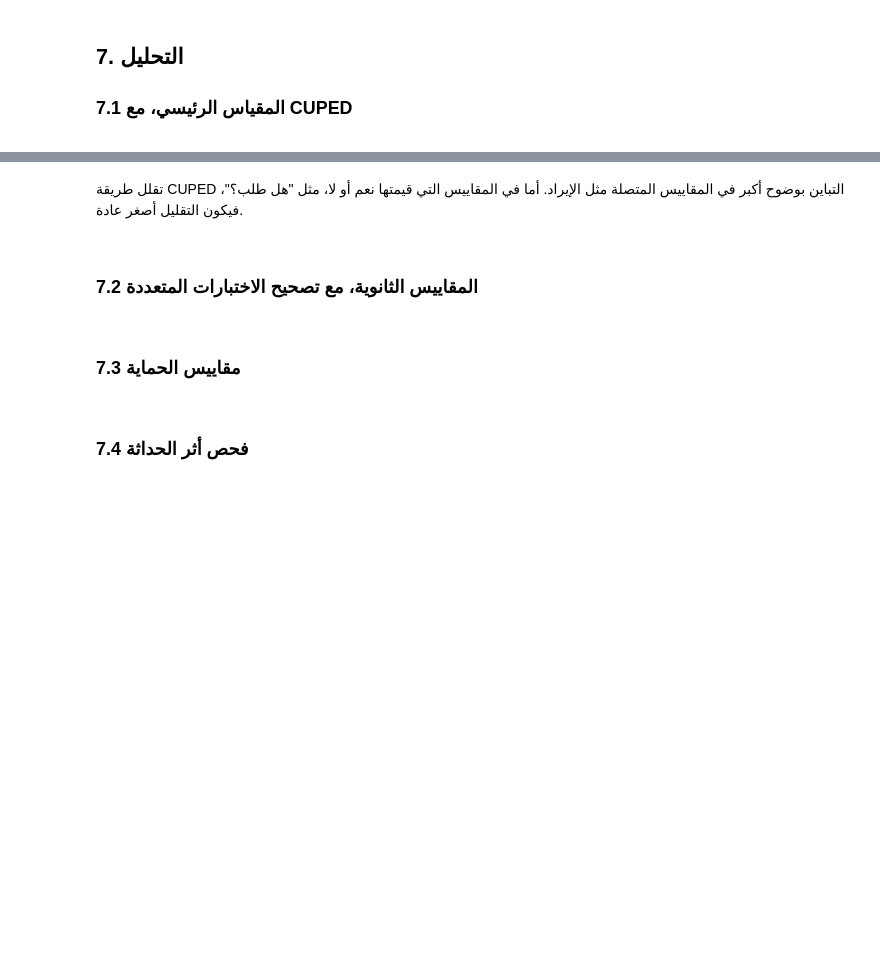
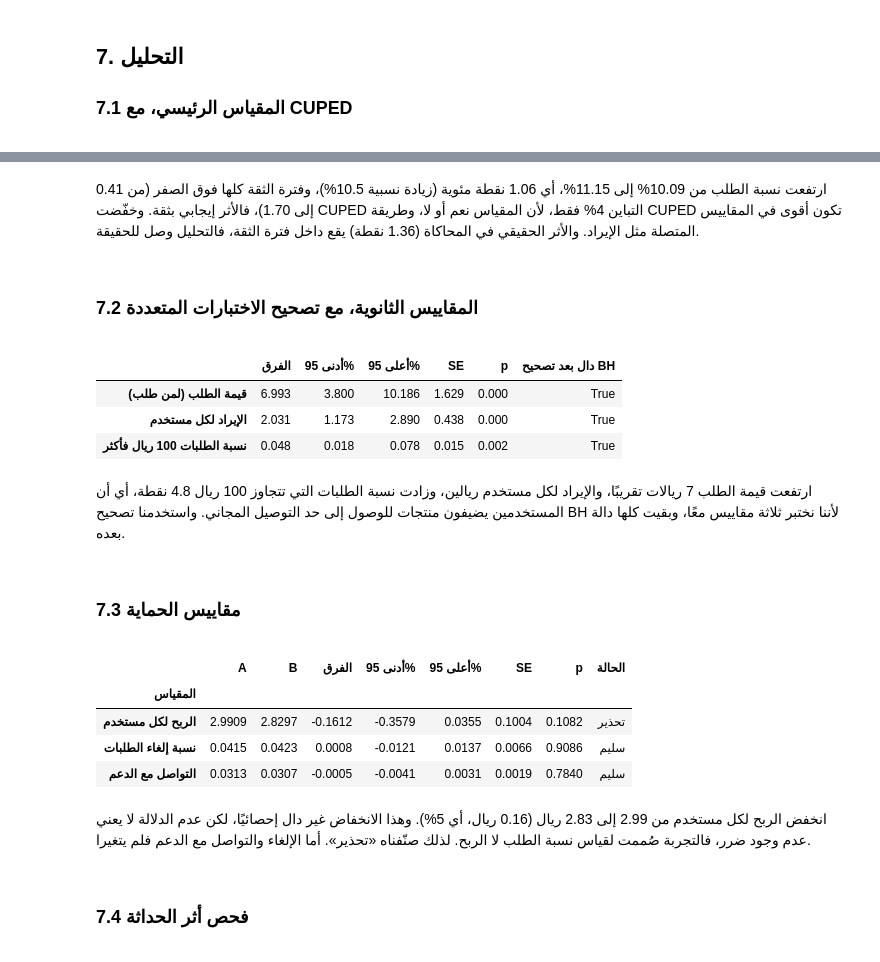
Before and after one commit to MenirahAlfadhel/-A-B-, a Jupyter notebook: Copy_ofمنيره_الفاضل_المشروع_الختامي.ipynb, the cells around one changed output, grey strips where cells are left out. Saved outputs shown, nothing was run; the diff lists cells and outputs as text; code cells hidden in the pictures; blank space fills up the shorter version.

```diff
--- a/Copy_ofمنيره_الفاضل_المشروع_الختامي.ipynb
+++ b/Copy_ofمنيره_الفاضل_المشروع_الختامي.ipynb
@@ -202,25 +202,25 @@ say("الأدوات جاهزة")
 </div>
 # %%
 CONFIG = {
-    "project": "التوصيل المجاني للطلبات فوق 100 ريال",         # عدّل
+    "project": "التوصيل المجاني للطلبات فوق 100 ريال",
     # ---- التصميم (تعرفه قبل التجربة) ----
-    "baseline_conversion": 0.10,   # عدّل: القيمة الحالية للمقياس الرئيسي
-    "mde_abs": 0.010,              # عدّل: أصغر أثر يغير القرار
+    "baseline_conversion": 0.10,   # نسبة الطلب الحالية
+    "mde_abs": 0.010,              # أصغر أثر مجدٍ تجاريًا: نقطة مئوية واحدة
     "alpha": 0.05,
     "power": 0.80,
-    "daily_new_users": 5_000,      # عدّل: عدد المستخدمين الجدد في اليوم
+    "daily_new_users": 5_000,      # عدد المستخدمين الجدد في اليوم
     "treatment_share": 0.5,
-    # ---- المحاكاة ("الحقيقة" المخفية): عدّلها بما يناسب مشروعك ----
-    "true_lift_abs": 0.008,
+    # ---- المحاكاة ("الحقيقة" المخفية) ----
+    "true_lift_abs": 0.012,        # التوصيل المجاني يرفع الطلب 1.2 نقطة
     "order_value_mean": 120,
     "order_value_sd": 50,
-    "order_value_effect": 0,
+    "order_value_effect": 6,       # المستخدم يضيف منتجات ليصل إلى 100 ريال
     "margin": 0.25,
-    "extra_cost_per_order_b": 0,
-    "cancel_rate": 0.05, "cancel_effect": 0.000,
+    "extra_cost_per_order_b": 6,   # متوسط تكلفة التوصيل التي تتحملها الشركة لكل طلب
+    "cancel_rate": 0.05, "cancel_effect": 0.002,   # بعض من يزيدون السلة يلغون لاحقًا
     "support_rate": 0.03, "support_effect": 0.000,
     "activity_strength": 0.8,
-    "novelty_boost": 0.0,
+    "novelty_boost": 0.3,          # حماس في أول أيام العرض ثم يهدأ
     "srm_bug_share": 0.0,
     "seed": 2026,
 }
@@ -361,9 +391,9 @@ out.round(3)
-# %% [markdown]
-<div dir="rtl">
-
-تقلل طريقة CUPED التباين بوضوح أكبر في المقاييس المتصلة مثل الإيراد. أما في المقاييس التي قيمتها نعم أو لا، مثل "هل طلب؟"، فيكون التقليل أصغر عادة.
-
-</div>
+# %% [markdown]
+<div dir="rtl">
+
+ارتفعت نسبة الطلب من 10.09% إلى 11.15%، أي 1.06 نقطة مئوية (زيادة نسبية 10.5%)، وفترة الثقة كلها فوق الصفر (من 0.41 إلى 1.70)، فالأثر إيجابي بثقة. وخفّضت CUPED التباين 4% فقط، لأن المقياس نعم أو لا، وطريقة CUPED تكون أقوى في المقاييس المتصلة مثل الإيراد. والأثر الحقيقي في المحاكاة (1.36 نقطة) يقع داخل فترة الثقة، فالتحليل وصل للحقيقة.
+
+</div>
 # %% [markdown]
 <div dir="rtl">
 
@@ -371,13 +401,26 @@ out.round(3)
 
 </div>
 # %%
+A_orders, B_orders = A[A.ordered == 1], B[B.ordered == 1]
 secondary = {
-    "قيمة الطلب (لمن طلب)": diff_ci(A["order_value"].dropna(), B["order_value"].dropna()),
+    "قيمة الطلب (لمن طلب)": diff_ci(A_orders["order_value"], B_orders["order_value"]),
     "الإيراد لكل مستخدم": diff_ci(A["revenue"], B["revenue"]),
+    "نسبة الطلبات 100 ريال فأكثر": diff_ci(A_orders["order_value"] >= 100, B_orders["order_value"] >= 100),
 }
 sec = pd.DataFrame(secondary).T
 sec["دال بعد تصحيح BH"] = multipletests(sec["p"].astype(float), alpha=0.05, method="fdr_bh")[0]
 sec.round(3)
+# %% [output]
+|  | الفرق | أدنى 95% | أعلى 95% | SE | p | دال بعد تصحيح BH |
+| قيمة الطلب (لمن طلب) | 6.993 | 3.800 | 10.186 | 1.629 | 0.000 | True |
+| الإيراد لكل مستخدم | 2.031 | 1.173 | 2.890 | 0.438 | 0.000 | True |
+| نسبة الطلبات 100 ريال فأكثر | 0.048 | 0.018 | 0.078 | 0.015 | 0.002 | True |
+# %% [markdown]
+<div dir="rtl">
+
+ارتفعت قيمة الطلب 7 ريالات تقريبًا، والإيراد لكل مستخدم ريالين، وزادت نسبة الطلبات التي تتجاوز 100 ريال 4.8 نقطة، أي أن المستخدمين يضيفون منتجات للوصول إلى حد التوصيل المجاني. واستخدمنا تصحيح BH لأننا نختبر ثلاثة مقاييس معًا، وبقيت كلها دالة بعده.
+
+</div>
 # %% [markdown]
 <div dir="rtl">
 
@@ -387,18 +430,33 @@ sec.round(3)
 # %%
 guardrail_defs = {                       # العمود: (الاسم، والاتجاه السيئ)
     "profit": ("الربح لكل مستخدم", "down"),
     "cancelled": ("نسبة إلغاء الطلبات", "up"),
     "contacted_support": ("التواصل مع الدعم", "up"),
 }
 rows, guard_status = [], {}
 for col, (label, bad) in guardrail_defs.items():
     res = diff_ci(A[col].dropna(), B[col].dropna())
-    harmful = res["أعلى 95%"] < 0 if bad == "down" else res["أدنى 95%"] > 0
-    status = "تدهور دال" if harmful else "سليم"
+    if bad == "down":
+        harmful, worse = res["أعلى 95%"] < 0, res["الفرق"] < 0
+    else:
+        harmful, worse = res["أدنى 95%"] > 0, res["الفرق"] > 0
+    status = "تدهور دال" if harmful else ("تحذير" if (worse and res["p"] < 0.20) else "سليم")
     guard_status[label] = status
     rows.append({"المقياس": label, "A": A[col].mean(), "B": B[col].mean(), **res, "الحالة": status})
 guard_table = pd.DataFrame(rows).set_index("المقياس")
 guard_table.round(4)
+# %% [output]
+|  | A | B | الفرق | أدنى 95% | أعلى 95% | SE | p | الحالة |
+| المقياس |  |  |  |  |  |  |  |  |
+| الربح لكل مستخدم | 2.9909 | 2.8297 | -0.1612 | -0.3579 | 0.0355 | 0.1004 | 0.1082 | تحذير |
+| نسبة إلغاء الطلبات | 0.0415 | 0.0423 | 0.0008 | -0.0121 | 0.0137 | 0.0066 | 0.9086 | سليم |
+| التواصل مع الدعم | 0.0313 | 0.0307 | -0.0005 | -0.0041 | 0.0031 | 0.0019 | 0.7840 | سليم |
+# %% [markdown]
+<div dir="rtl">
+
+انخفض الربح لكل مستخدم من 2.99 إلى 2.83 ريال (0.16 ريال، أي 5%). وهذا الانخفاض غير دال إحصائيًا، لكن عدم الدلالة لا يعني عدم وجود ضرر، فالتجربة صُممت لقياس نسبة الطلب لا الربح. لذلك صنّفناه «تحذير». أما الإلغاء والتواصل مع الدعم فلم يتغيرا.
+
+</div>
 # %% [markdown]
 <div dir="rtl">
 
```
Also changed, not shown: parts of 9 cells of this notebook.
